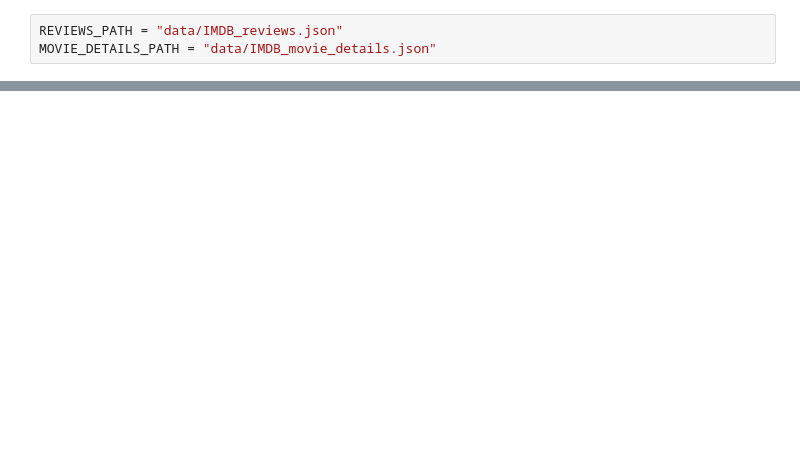
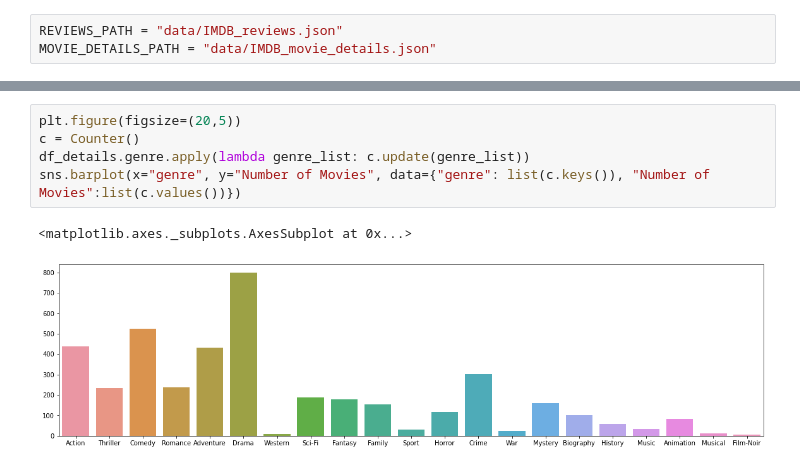
Before and after one commit to SharonPeled/spoiler_detection, a Jupyter notebook: EDA.ipynb, the cells around one changed output, grey strips where cells are left out. Drawn from its saved outputs; the diff is of its cells as text; blank space fills up the shorter version.

```diff
--- a/EDA.ipynb
+++ b/EDA.ipynb
@@ -39,0 +70,8 @@ display(df_details)
+# %%
+plt.figure(figsize=(20,5))
+c = Counter()
+df_details.genre.apply(lambda genre_list: c.update(genre_list))
+sns.barplot(x="genre", y="Number of Movies", data={"genre": list(c.keys()), "Number of Movies":list(c.values())})
+# %% [output]
+<matplotlib.axes._subplots.AxesSubplot at 0x...>
+[figure, added]
```
Also changed, not shown: parts of 12 cells of this notebook, 2 other files.
